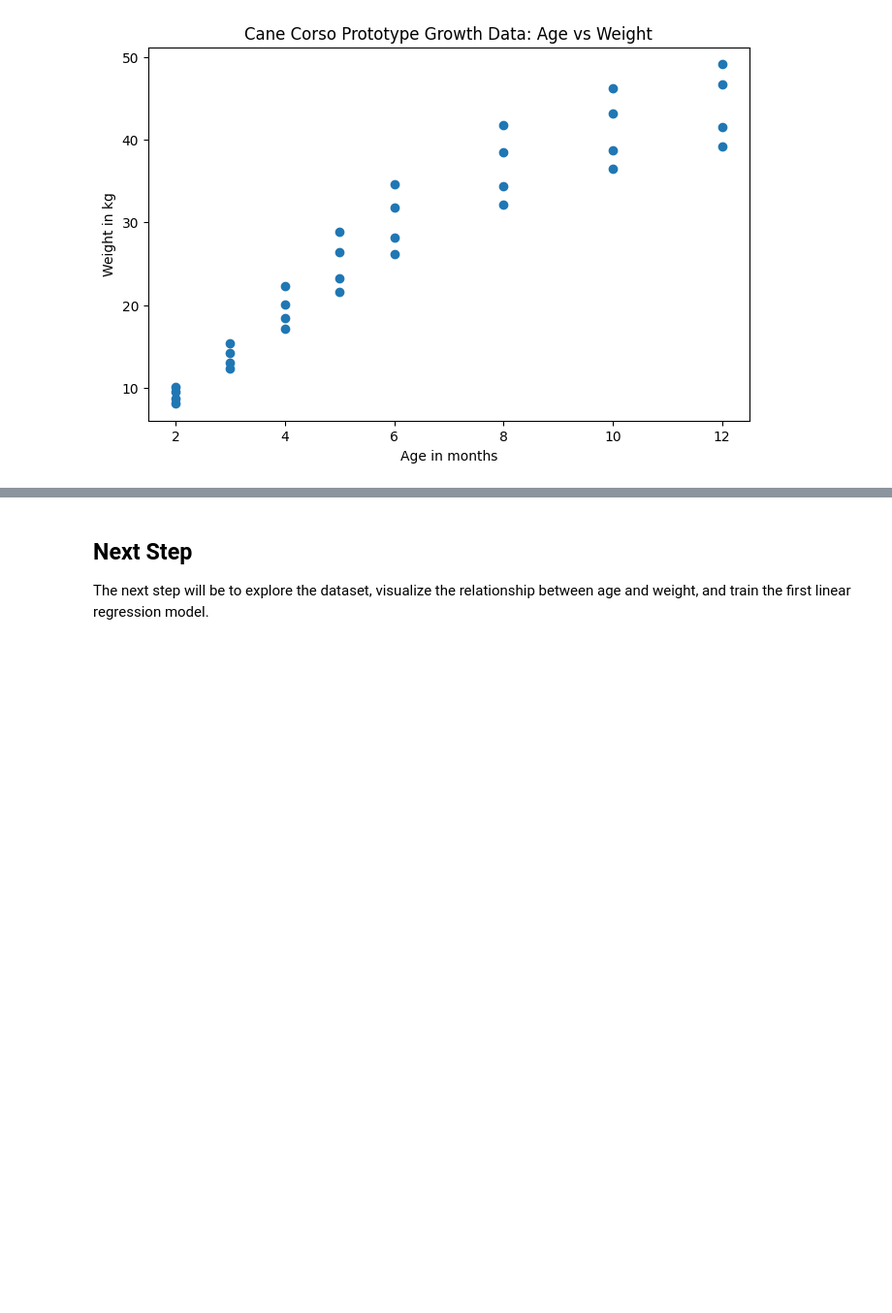
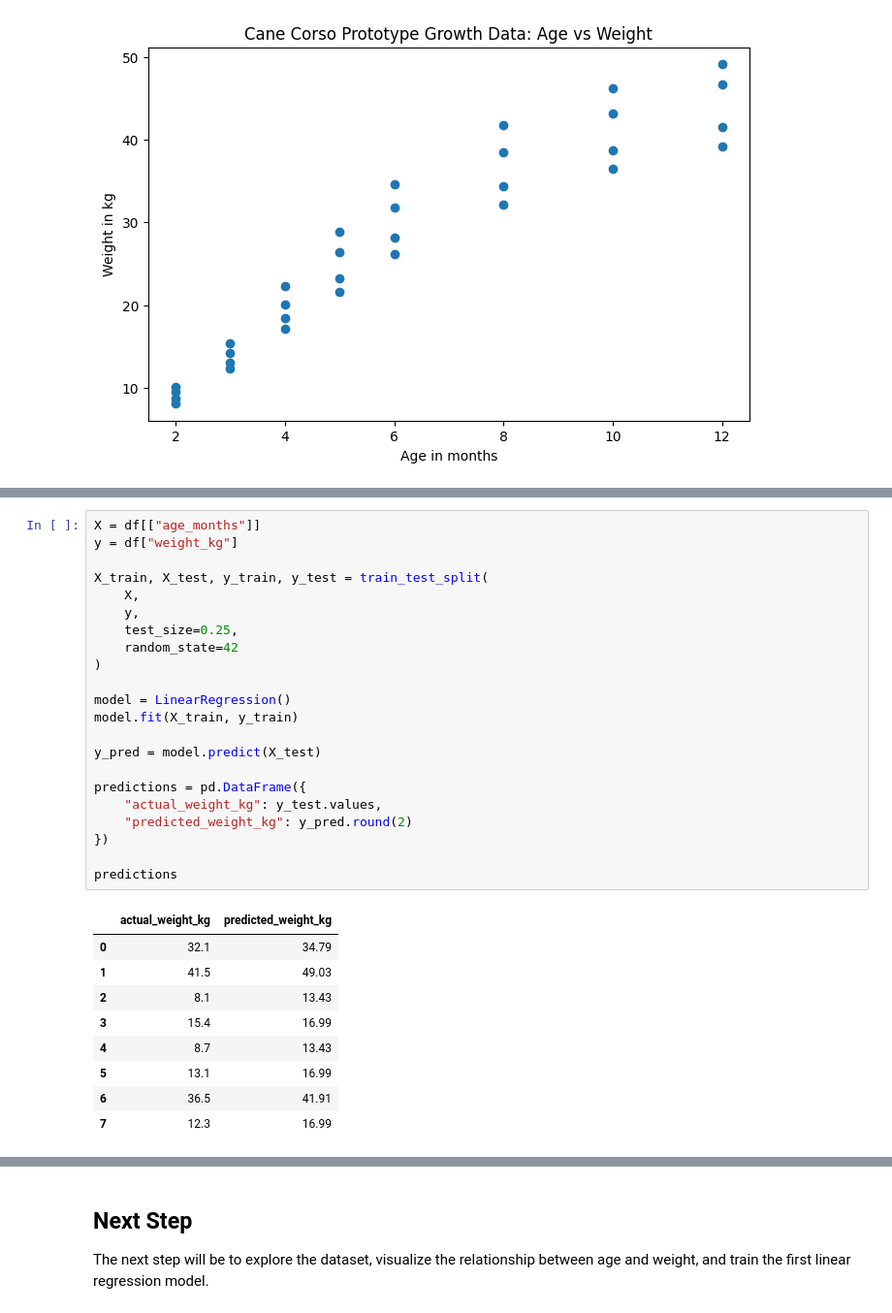
Before and after one commit to SATananov/cane-corso-growth-intelligence, a Jupyter notebook: notebooks/01_linear_regression_growth_prediction.ipynb, the cells around one changed output, grey strips where cells are left out. Shown at 97% size. Saved outputs shown, nothing was run; the diff lists cells and outputs as text; blank space fills up the shorter version.

```diff
--- a/notebooks/01_linear_regression_growth_prediction.ipynb
+++ b/notebooks/01_linear_regression_growth_prediction.ipynb
@@ -99,0 +106,32 @@ plt.show()
+# %%
+X = df[["age_months"]]
+y = df["weight_kg"]
+
+X_train, X_test, y_train, y_test = train_test_split(
+    X,
+    y,
+    test_size=0.25,
+    random_state=42
+)
+
+model = LinearRegression()
+model.fit(X_train, y_train)
+
+y_pred = model.predict(X_test)
+
+predictions = pd.DataFrame({
+    "actual_weight_kg": y_test.values,
+    "predicted_weight_kg": y_pred.round(2)
+})
+
+predictions
+# %% [output]
+|  | actual_weight_kg | predicted_weight_kg |
+| 0 | 32.1 | 34.79 |
+| 1 | 41.5 | 49.03 |
+| 2 | 8.1 | 13.43 |
+| 3 | 15.4 | 16.99 |
+| 4 | 8.7 | 13.43 |
+| 5 | 13.1 | 16.99 |
+| 6 | 36.5 | 41.91 |
+| 7 | 12.3 | 16.99 |
```
Also changed, not shown: parts of 4 cells of this notebook.
